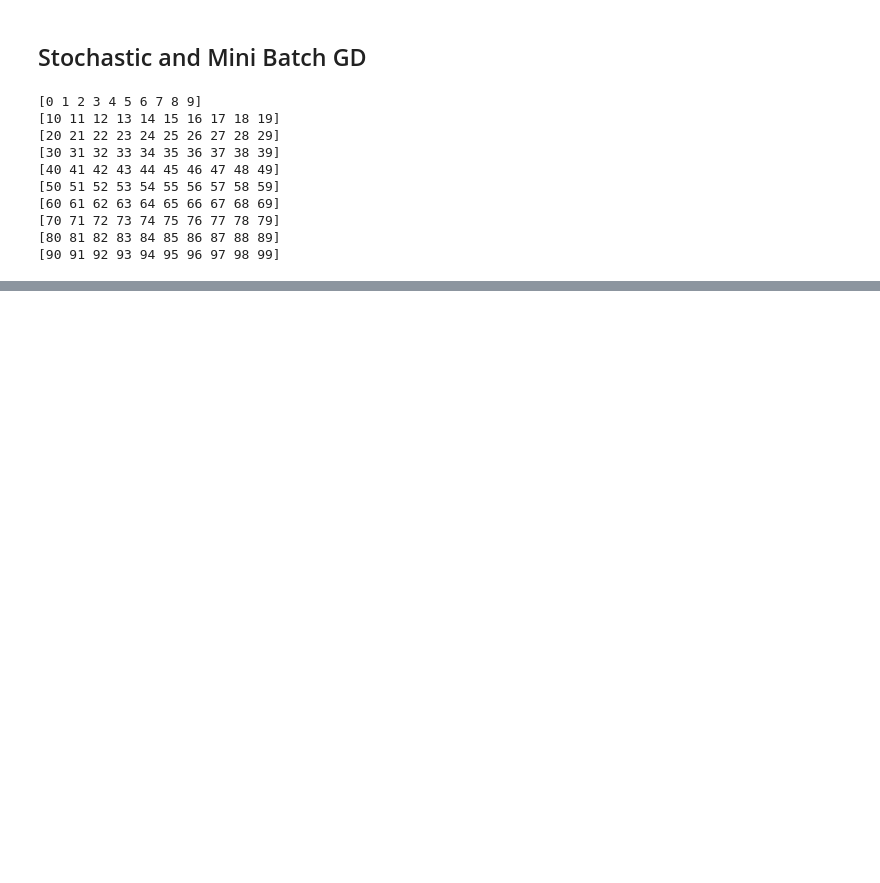
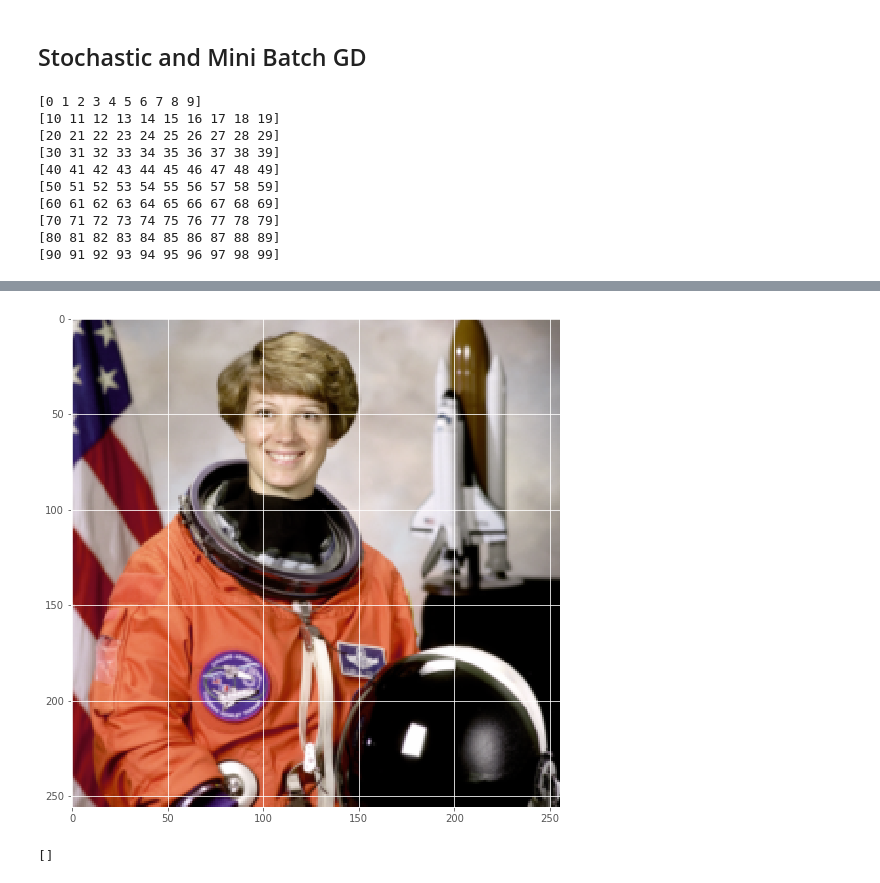
Before and after one commit to damiansp/neuralNet, a Jupyter notebook: kadenze/2_creative_applications/creative_applications_of_deep_learning.ipynb, the cells around one changed output, grey strips where cells are left out. Drawn from its saved outputs; the diff is of its cells as text; code cells hidden in the pictures; blank space fills up the shorter version.

```diff
--- a/kadenze/2_creative_applications/creative_applications_of_deep_learning.ipynb
+++ b/kadenze/2_creative_applications/creative_applications_of_deep_learning.ipynb
@@ -258,0 +370,18 @@ train(X, Y, preds, eta = 0.001)
+# %%
+xs = [] # pixel locations
+ys = [] # color at each pixel
+
+for i in range(img.shape[0]):
+    for j in range(img.shape[1]):
+        xs.append([i, j])
+        ys.append(img[i, j])
+# %%
+xs = np.array(xs)
+ys = np.array(ys)
+# normalize
+xs = (xs - np.mean(xs)) / np.std(xs)
+
+xpred = []
+for i in range(-5, img.shape[0] + 6):
+    for j in range(-5, img.shape[1] + 6):
+        xpred.append([i, j])
@@ -258,0 +396,10 @@ train(X, Y, preds, eta = 0.001)
+# %%
+plt.imshow(ys.reshape(img.shape));
+# %% [output]
+[figure, added]
+# %%
+ops.reset_default_graph()
+g = tf.get_default_graph()
+[op.name for op in g.get_operations()]
+# %% [output]
+[]
```
Also changed, not shown: parts of 27 cells of this notebook.
